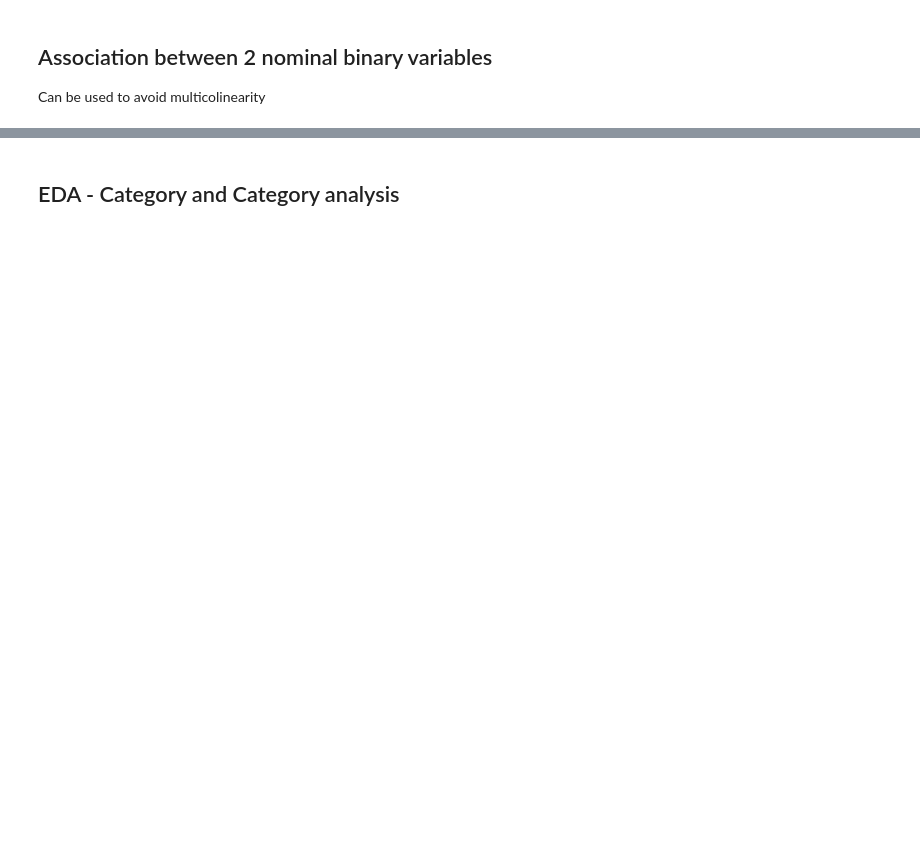
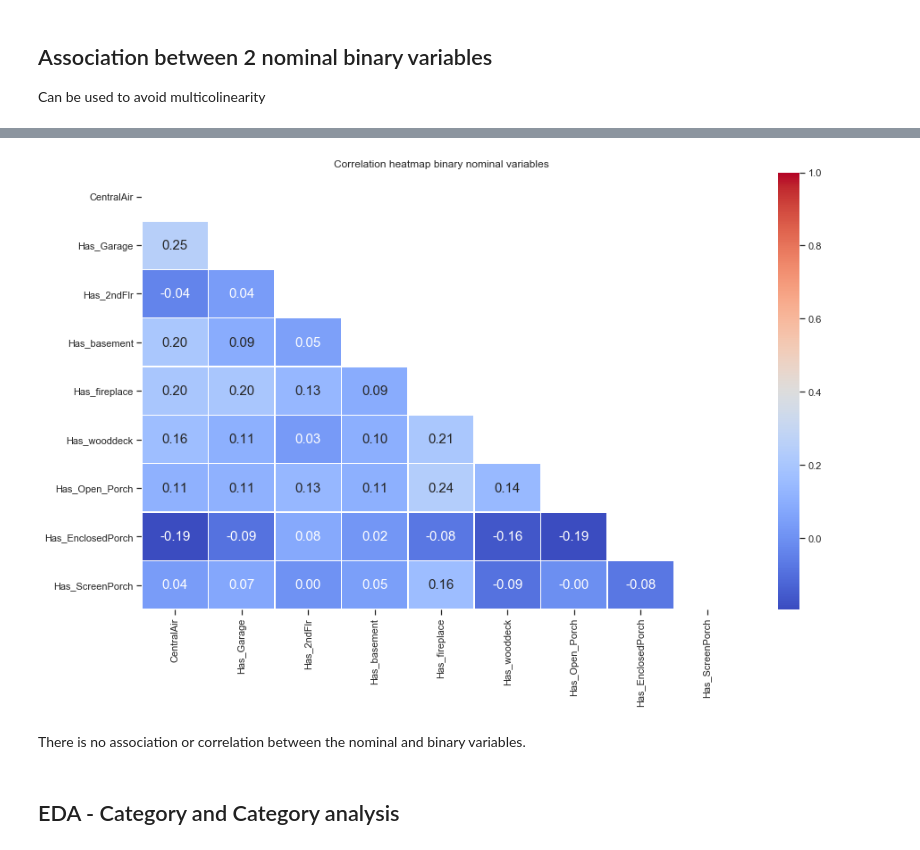
Before and after one commit to jeswingeorge/Kaggle-House-Prices-Prediction, a Jupyter notebook: 3.EDA-part-2.ipynb, the cells around one changed output, grey strips where cells are left out. Cells and saved outputs as stored; diff of their text form; code cells hidden in the pictures; blank space fills up the shorter version.

```diff
--- a/3.EDA-part-2.ipynb
+++ b/3.EDA-part-2.ipynb
@@ -351,7 +353,7 @@ generate_heatmap(X_train[columns_with_high_corr+['SalePrice']])
 - __Total_bathrooms__ with Total_sqr_footage
 - ExterQual with __KitchenQual__
 # %%
-t = ['Total_sqr_footage', 'GarageArea', 'GarageYrBlt', 'GarageYrBlt', 'House_Qual', 'BsmtQual', 'KitchenQual', 'FullBath']
+t = ['Total_sqr_footage', 'GarageArea', 'GarageYrBlt', 'GarageYrBlt', 'House_Qual', 'YearBuilt', 'KitchenQual', 'FullBath']
 # %%
 len(data.columns)
 # %% [output]
@@ -475,3 +479,16 @@ dtype: object
 # %% [markdown]
 ## Association between 2 nominal binary variables
 Can be used to avoid multicolinearity
+# %%
+def phi_coefficient(a,b):
+    temp = pd.crosstab(a,b)
+    nr = (temp.iloc[1,1] * temp.iloc[0,0]) - (temp.iloc[0,1]*temp.iloc[1,0])
+    dr = np.sqrt(np.product(temp.apply(sum, axis = 'index')) * np.prod(temp.apply(sum, axis = 'columns')))
+    return(nr/dr)
+# %%
+cat_binary_cols = []
+for col in X_train.select_dtypes(['int32', 'object']).columns:
+    if (X_train[col].nunique()==2):
+        cat_binary_cols.append(col)
+
+cat_binary_cols
@@ -477,0 +505,19 @@ Can be used to avoid multicolinearity
+# %%
+temp = pd.DataFrame(columns=cat_binary_cols, index=cat_binary_cols).fillna(0)
+for row in cat_binary_cols:
+    a = row
+    for col in cat_binary_cols:
+        b = col
+        temp.loc[a,b] = phi_coefficient(X_train[a],X_train[b])
+        temp.loc[b,a] = temp.loc[a,b]
+
+# Generate a mask for the upper triangle
+mask = np.triu(np.ones_like(temp, dtype=np.bool))
+plt.figure(figsize = (15,9));
+# Draw the heatmap with the mask
+sns.heatmap(temp, mask=mask, cmap='coolwarm', fmt = '.2f', linewidths=.5, annot = True);
+plt.title("Correlation heatmap binary nominal variables");
+# %% [output]
+[figure, added]
+# %% [markdown]
+There is no association or correlation between the nominal and binary variables.
```
Also changed, not shown: parts of 112 cells of this notebook, 6 other files.
